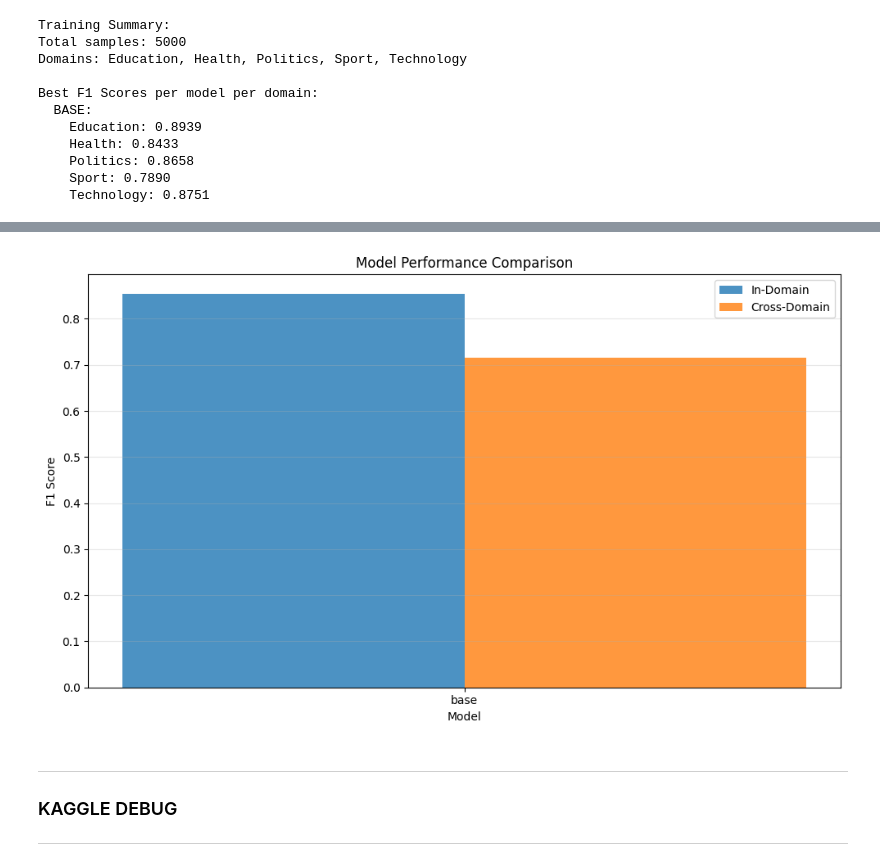
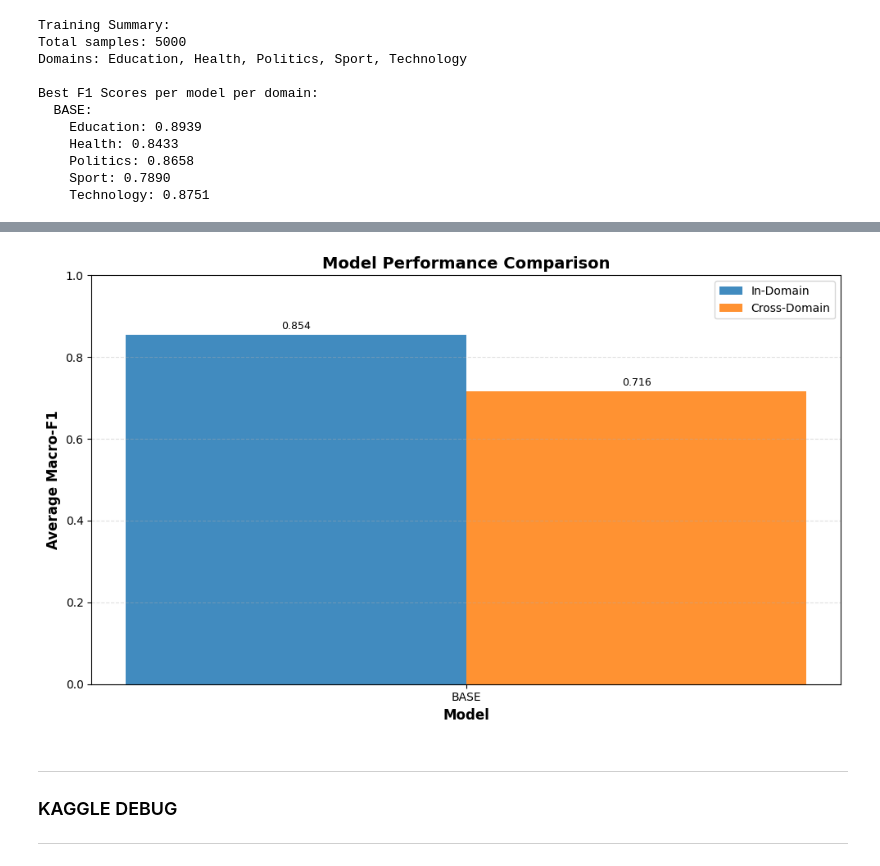
Before and after one commit to JelJel99/ths_test, a Jupyter notebook: run_complete_pipeline.ipynb, the cells around one changed output, grey strips where cells are left out. Saved outputs shown, nothing was run; the diff lists cells and outputs as text; code cells hidden in the pictures.

```diff
--- a/run_complete_pipeline.ipynb
+++ b/run_complete_pipeline.ipynb
@@ -446,7 +471,7 @@ import pandas as pd
 # CONFIG
 # ============================================================
 
-BASE_DIR = "/content/drive/MyDrive/thesis/results/perturb_data/base"
+BASE_DIR = "/content/drive/MyDrive/thesis/results/base"
 
 DOMAINS = [
     "education",
@@ -458,13 +483,17 @@ DOMAINS = [
 
 LEVELS = ["low", "medium", "high"]
 
+# Added technique folder as seen in directory tree
+TECHNIQUE = "semantic"
+
 
 # ============================================================
-# LOAD DATA
+# LOAD DATA (FIXED)
 # ============================================================
 
 def load_domain_data(domain):
-    domain_dir = os.path.join(BASE_DIR, domain)
+    # Updated path to include the 'semantic' subfolder
+    domain_dir = os.path.join(BASE_DIR, domain, TECHNIQUE)
     dfs = {}
 
     for level in LEVELS:
@@ -1345,7 +1113,7 @@ print(SEP)
 # CONFIG
 # ============================================================
 
-BASE_DIR = "/content/drive/MyDrive/thesis/results/perturb_data/base"
+BASE_DIR = "/content/drive/MyDrive/thesis/results/base"
 
 DOMAINS = [
     "education",
@@ -1360,6 +1128,9 @@ LEVELS = [
     "medium",
     "high"
 ]
+
+# 2. Added TECHNIQUE subfolder to match your file structure
+TECHNIQUE = "semantic"
 
 
 # ============================================================
@@ -1558,9 +1329,11 @@ for domain in DOMAINS:
 
     for level in LEVELS:
 
+        # 3. Included TECHNIQUE in path construction
         path = os.path.join(
             BASE_DIR,
             domain,
+            TECHNIQUE,
             f"{level}.csv"
         )
 
@@ -2606,33 +2123,43 @@ BASE:
 # %%
-# Visualize results
+# ── MODEL PERFORMANCE COMPARISON: in-domain vs cross-domain (avg Macro-F1) ──
 import matplotlib.pyplot as plt
-import seaborn as sns
+import numpy as np
 
-# Plot F1 scores comparison
-models = list(eval_summary['model_summaries'].keys())
-in_domain_f1 = [eval_summary['model_summaries'][m]['avg_in_domain_f1'] for m in models]
-cross_domain_f1 = [eval_summary['model_summaries'][m]['avg_cross_domain_f1'] for m in models]
+models = list(eval_summary["model_summaries"].keys())
+in_domain_f1 = [eval_summary["model_summaries"][m]["avg_in_domain_f1"] for m in models]
+cross_domain_f1 = [eval_summary["model_summaries"][m]["avg_cross_domain_f1"] for m in models]
 
-x = range(len(models))
+x = np.arange(len(models))
 width = 0.35
 
 fig, ax = plt.subplots(figsize=(10, 6))
-ax.bar([i - width/2 for i in x], in_domain_f1, width, label='In-Domain', alpha=0.8)
-ax.bar([i + width/2 for i in x], cross_domain_f1, width, label='Cross-Domain', alpha=0.8)
+bars1 = ax.bar(x - width / 2, in_domain_f1, width,
+               label="In-Domain", color="tab:blue", alpha=0.85)
+bars2 = ax.bar(x + width / 2, cross_domain_f1, width,
+               label="Cross-Domain", color="tab:orange", alpha=0.85)
 
-ax.set_xlabel('Model')
-ax.set_ylabel('F1 Score')
-ax.set_title('Model Performance Comparison')
+# Value labels on top of each bar for readability.
+for bars in (bars1, bars2):
+    for bar in bars:
+        height = bar.get_height()
+        ax.annotate(f"{height:.3f}",
+                    xy=(bar.get_x() + bar.get_width() / 2, height),
+                    xytext=(0, 3), textcoords="offset points",
+                    ha="center", va="bottom", fontsize=9)
+
+ax.set_xlabel("Model", fontsize=12, fontweight="bold")
+ax.set_ylabel("Average Macro-F1", fontsize=12, fontweight="bold")
+ax.set_title("Model Performance Comparison", fontsize=14, fontweight="bold")
 ax.set_xticks(x)
-ax.set_xticklabels(models)
-ax.legend()
-ax.grid(axis='y', alpha=0.3)
-
-plt.tight_layout()
-# plt.savefig('/content/drive/MyDrive/results/performance_comparison.png', dpi=300, bbox_inches='tight')
+ax.set_xticklabels([m.upper() for m in models])
+ax.set_ylim(0, 1.0)
+ax.legend(frameon=True)
+ax.grid(axis="y", linestyle="--", alpha=0.4)
+fig.tight_layout()
 plt.show()
+plt.close(fig)
 # %% [output]
-[figure, old version]
+[figure, new version]
 # %% [markdown]
 ---
 ### KAGGLE DEBUG
```
Also changed, not shown: parts of 25 cells of this notebook, 8 other files.
